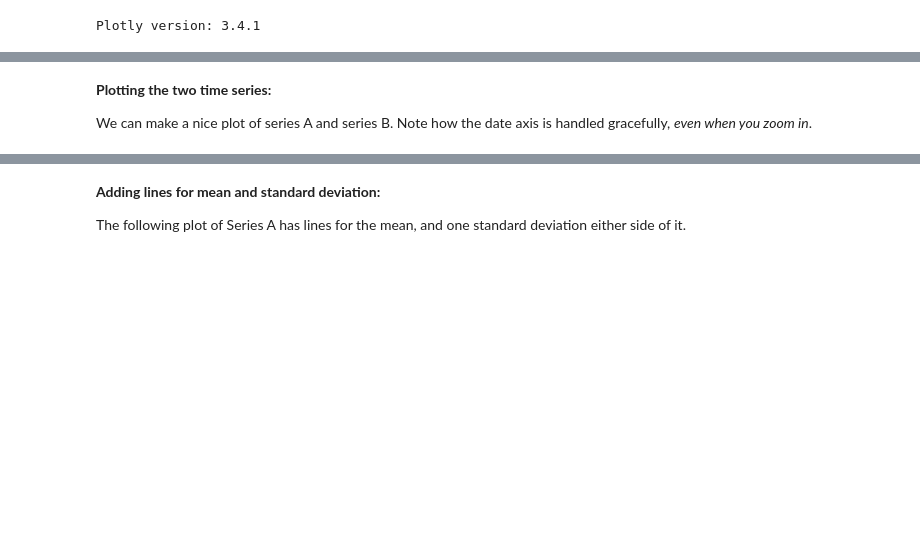
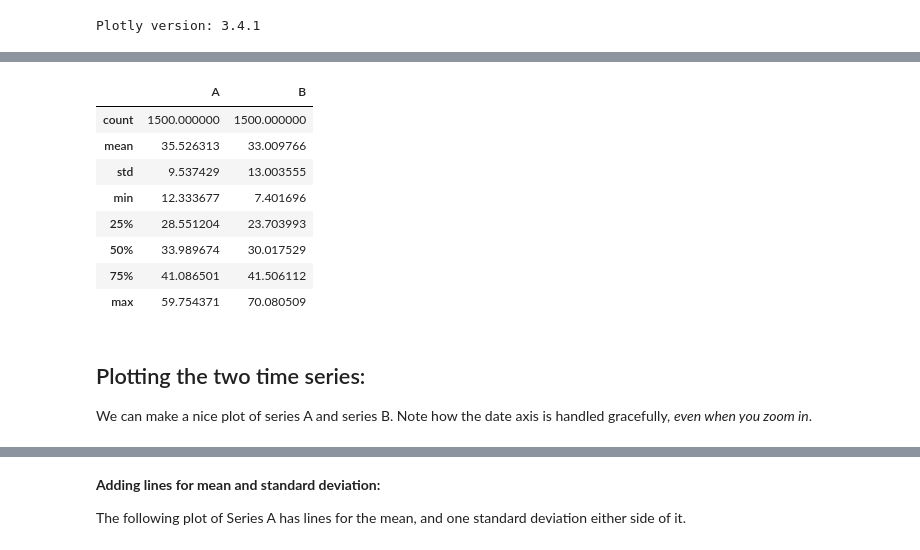
Before and after one commit to bw-matthew/python_exercises, a Jupyter notebook: exercises/08_graphs/graphing_with_plotly_exercise.ipynb, the cells around one changed output, grey strips where cells are left out. Saved outputs shown, nothing was run; the diff lists cells and outputs as text; code cells hidden in the pictures; blank space fills up the shorter version.

```diff
--- a/exercises/08_graphs/Graphing exercise.ipynb
+++ b/exercises/08_graphs/graphing_with_plotly_exercise.ipynb
@@ -61,7 +59,17 @@ df
+# %%
+df.describe()
+# %% [output]
+|  | A | B |
+| count | 1500.000000 | 1500.000000 |
+| mean | 35.526313 | 33.009766 |
+| std | 9.537429 | 13.003555 |
+| min | 12.333677 | 7.401696 |
+| 25% | 28.551204 | 23.703993 |
+| 50% | 33.989674 | 30.017529 |
+| 75% | 41.086501 | 41.506112 |
+| max | 59.754371 | 70.080509 |
 # %% [markdown]
-
-**Plotting the two time series:**
-
+## Plotting the two time series:
 We can make a nice plot of series A and series B. Note how the date axis is handled gracefully, *even when you zoom in*.
 # %%
 figure = {
```
Also changed, not shown: parts of 16 cells of this notebook, 1 other file.
